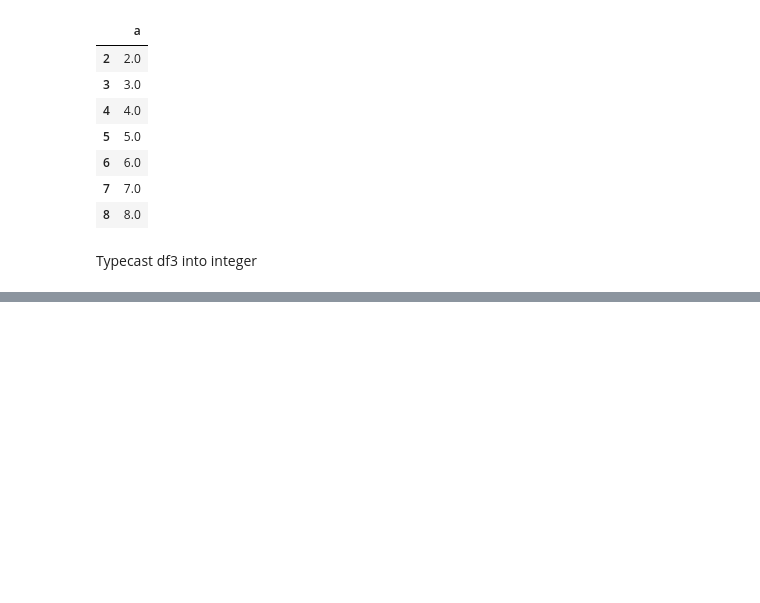
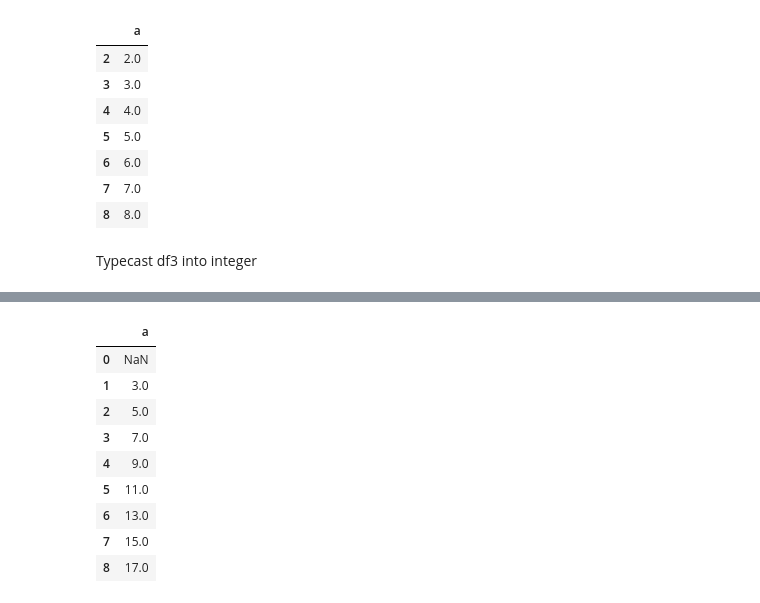
Before and after one commit to prA-G/DailyPythonNotes, a Jupyter notebook: 19_Pandas_Advance.ipynb, the cells around one changed output, grey strips where cells are left out. Drawn from its saved outputs; the diff is of its cells as text; code cells hidden in the pictures; blank space fills up the shorter version.

```diff
--- a/19_Pandas_Advance.ipynb
+++ b/19_Pandas_Advance.ipynb
@@ -1978,0 +1994,13 @@ df3['a_int']= df3['a'].astype(int)
+# %%
+df2.rolling(window= 2).sum()
+# %% [output]
+|  | a |
+| 0 | NaN |
+| 1 | 3.0 |
+| 2 | 5.0 |
+| 3 | 7.0 |
+| 4 | 9.0 |
+| 5 | 11.0 |
+| 6 | 13.0 |
+| 7 | 15.0 |
+| 8 | 17.0 |
```
Also changed, not shown: parts of 35 cells of this notebook.
